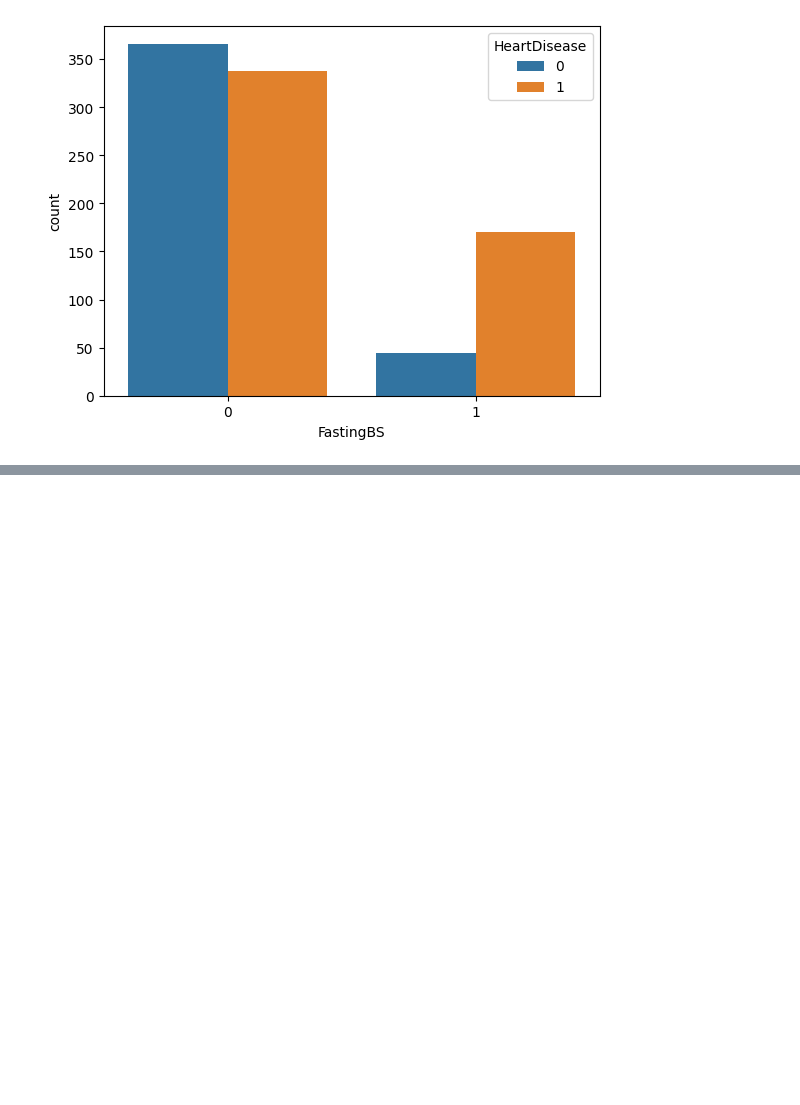
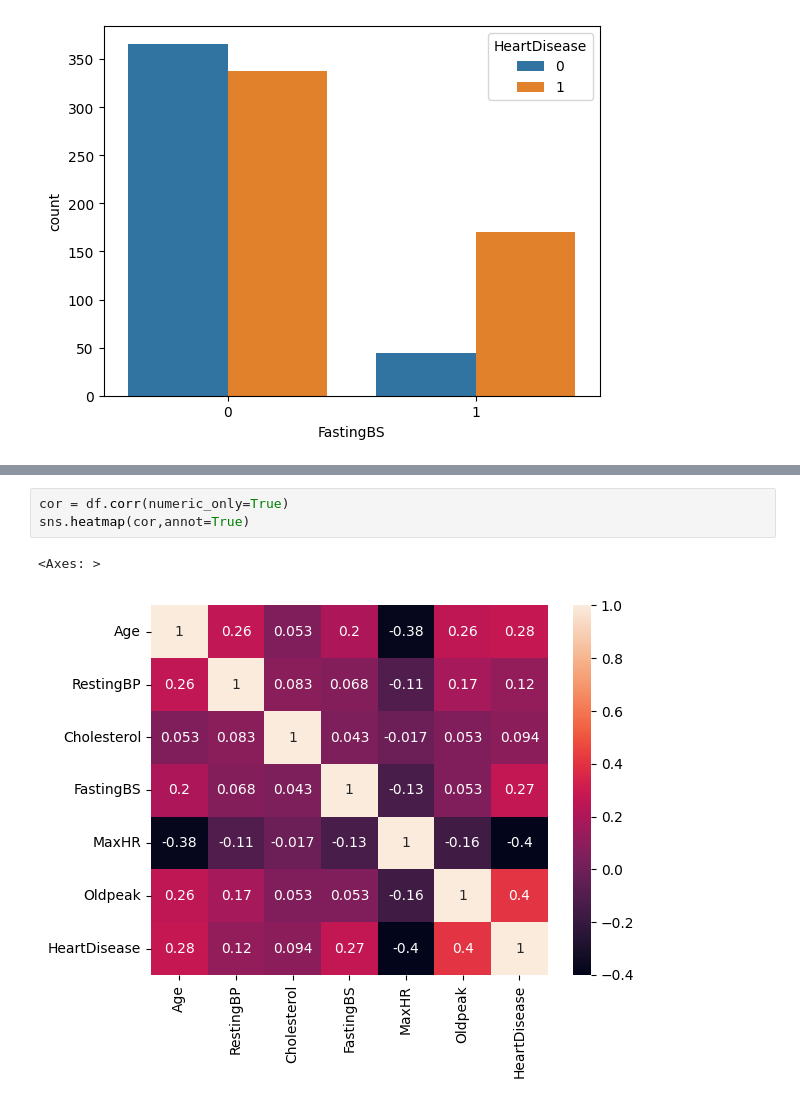
Before and after one commit to iamahnaf/Data-Science-Practice, a Jupyter notebook: capstone/heart.ipynb, the cells around one changed output, grey strips where cells are left out. Saved outputs shown, nothing was run; the diff lists cells and outputs as text; blank space fills up the shorter version.

```diff
--- a/capstone/heart.ipynb
+++ b/capstone/heart.ipynb
@@ -169,0 +179,6 @@ sns.countplot(x=df['FastingBS'],hue=df['HeartDisease'])
+# %%
+cor = df.corr(numeric_only=True)
+sns.heatmap(cor,annot=True)
+# %% [output]
+<Axes: >
+[figure, added]
```
Also changed, not shown: parts of 4 cells of this notebook.
